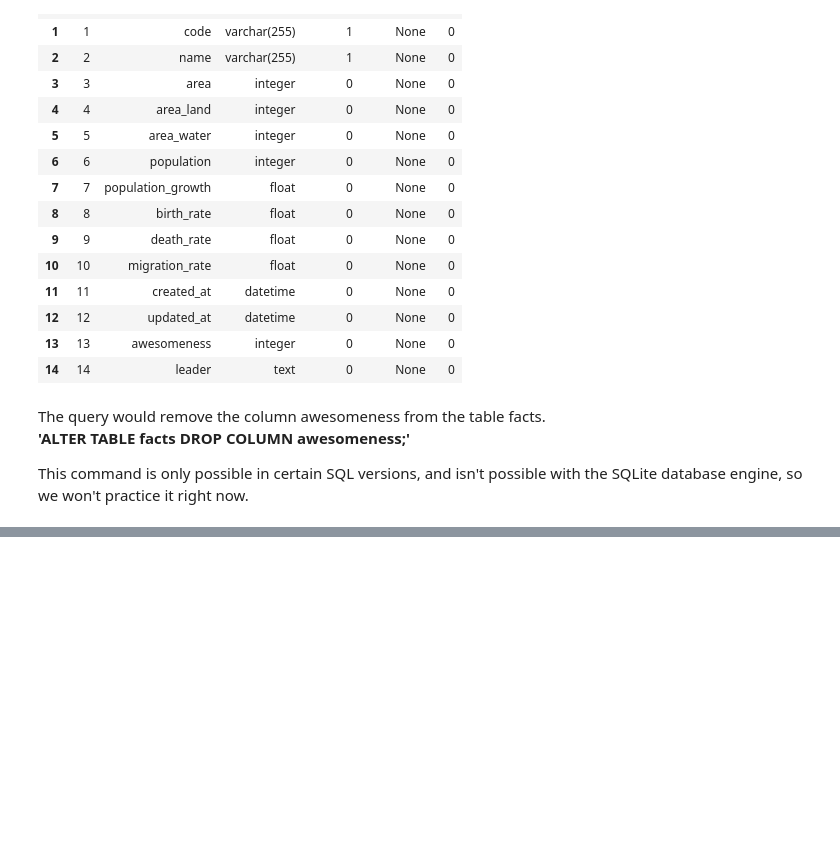
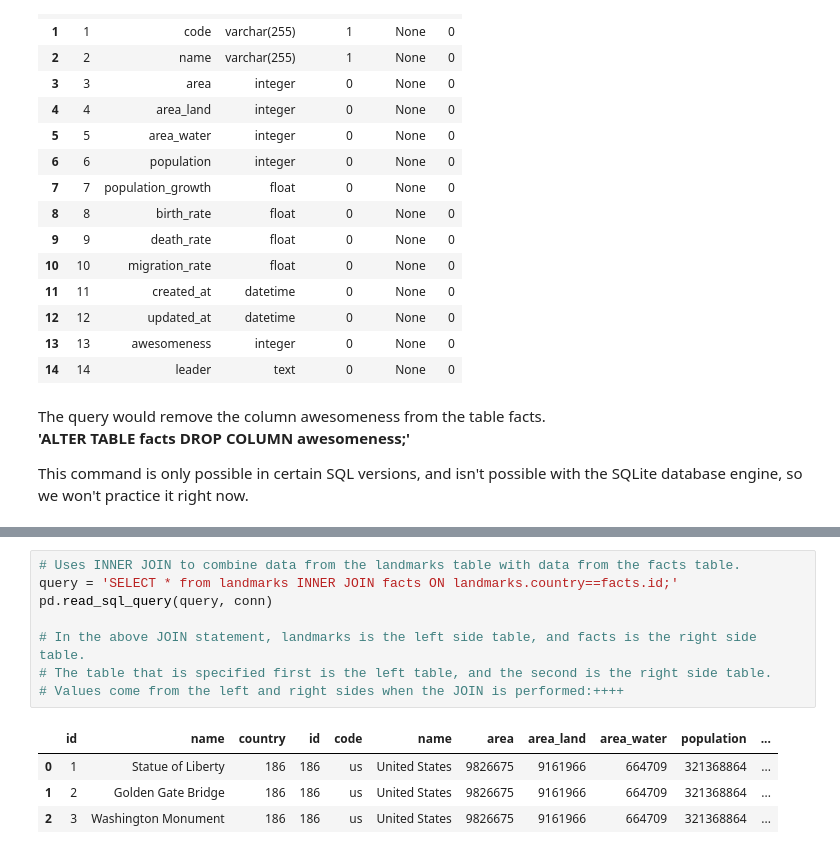
Before and after one commit to Morrowind1983/Dataquest-study-notes, a Jupyter notebook: 04 Working with Data Sources/03 SQL and Databases Intermediate/Table Schemas.ipynb, the cells around one changed output, grey strips where cells are left out. Drawn from its saved outputs; the diff is of its cells as text; blank space fills up the shorter version.

Commit message:
Update Table Schemas

```diff
--- a/04 Working with Data Sources/03 SQL and Databases Intermediate/Table Schemas.ipynb
+++ b/04 Working with Data Sources/03 SQL and Databases Intermediate/Table Schemas.ipynb
@@ -106,0 +176,13 @@ This command is only possible in certain SQL versions, and isn't possible with t
+# %%
+# Uses INNER JOIN to combine data from the landmarks table with data from the facts table.
+query = 'SELECT * from landmarks INNER JOIN facts ON landmarks.country==facts.id;'
+pd.read_sql_query(query, conn)
+
+# In the above JOIN statement, landmarks is the left side table, and facts is the right side table.
+# The table that is specified first is the left table, and the second is the right side table.
+# Values come from the left and right sides when the JOIN is performed:++++
+# %% [output]
+|  | id | name | country | id | code | name | area | area_land | area_water | population | ... |
+| 0 | 1 | Statue of Liberty | 186 | 186 | us | United States | 9826675 | 9161966 | 664709 | 321368864 | ... |
+| 1 | 2 | Golden Gate Bridge | 186 | 186 | us | United States | 9826675 | 9161966 | 664709 | 321368864 | ... |
+| 2 | 3 | Washington Monument | 186 | 186 | us | United States | 9826675 | 9161966 | 664709 | 321368864 | ... |
```
Also changed, not shown: parts of 8 cells of this notebook.
